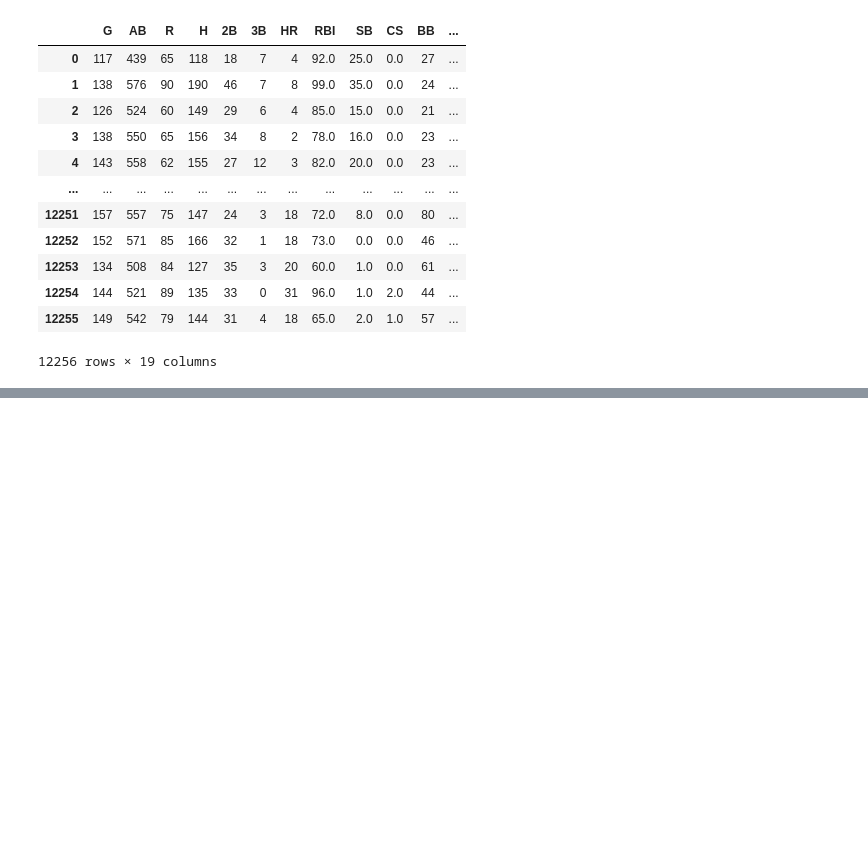
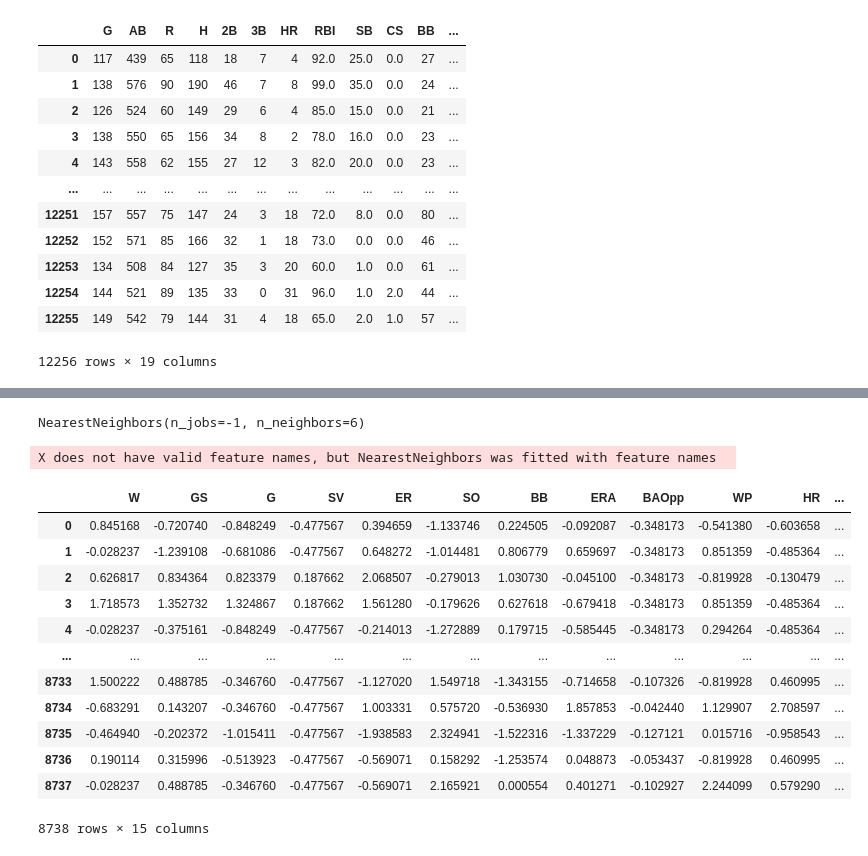
Before and after one commit to texasfight/BaseballDashboard, a Jupyter notebook: huidi.ipynb, the cells around one changed output, grey strips where cells are left out. Saved outputs shown, nothing was run; the diff lists cells and outputs as text; code cells hidden in the pictures; blank space fills up the shorter version.

```diff
--- a/huidi.ipynb
+++ b/huidi.ipynb
@@ -497,3 +497,31 @@ px.scatter(results, x="pca1", y="pca2", color=pitching_full_advanced_main_scale[
            hover_name=pitching_full_advanced_poli['fullName'])
 # %% [output]
 [interactive output not drawn]
+# %%
+from sklearn.neighbors import NearestNeighbors
+
+neighbors = NearestNeighbors(n_neighbors=6, n_jobs=-1)
+
+neighbors.fit(pitching_full_advanced_main_scale)
+# %% [output]
+NearestNeighbors(n_jobs=-1, n_neighbors=6)
+# %%
+scores, neighbor_indices = neighbors.kneighbors(pitching_full_advanced_main_scale.iloc[0, :].values.reshape(1, -1))
+# %% [output]
+X does not have valid feature names, but NearestNeighbors was fitted with feature names
+# %%
+pitching_full_advanced_main_scale
+# %% [output]
+|  | W | GS | G | SV | ER | SO | BB | ERA | BAOpp | WP | HR | ... |
+| 0 | 0.845168 | -0.720740 | -0.848249 | -0.477567 | 0.394659 | -1.133746 | 0.224505 | -0.092087 | -0.348173 | -0.541380 | -0.603658 | ... |
+| 1 | -0.028237 | -1.239108 | -0.681086 | -0.477567 | 0.648272 | -1.014481 | 0.806779 | 0.659697 | -0.348173 | 0.851359 | -0.485364 | ... |
+| 2 | 0.626817 | 0.834364 | 0.823379 | 0.187662 | 2.068507 | -0.279013 | 1.030730 | -0.045100 | -0.348173 | -0.819928 | -0.130479 | ... |
+| 3 | 1.718573 | 1.352732 | 1.324867 | 0.187662 | 1.561280 | -0.179626 | 0.627618 | -0.679418 | -0.348173 | 0.851359 | -0.485364 | ... |
+| 4 | -0.028237 | -0.375161 | -0.848249 | -0.477567 | -0.214013 | -1.272889 | 0.179715 | -0.585445 | -0.348173 | 0.294264 | -0.485364 | ... |
+| ... | ... | ... | ... | ... | ... | ... | ... | ... | ... | ... | ... | ... |
+| 8733 | 1.500222 | 0.488785 | -0.346760 | -0.477567 | -1.127020 | 1.549718 | -1.343155 | -0.714658 | -0.107326 | -0.819928 | 0.460995 | ... |
+| 8734 | -0.683291 | 0.143207 | -0.346760 | -0.477567 | 1.003331 | 0.575720 | -0.536930 | 1.857853 | -0.042440 | 1.129907 | 2.708597 | ... |
+| 8735 | -0.464940 | -0.202372 | -1.015411 | -0.477567 | -1.938583 | 2.324941 | -1.522316 | -1.337229 | -0.127121 | 0.015716 | -0.958543 | ... |
+| 8736 | 0.190114 | 0.315996 | -0.513923 | -0.477567 | -0.569071 | 0.158292 | -1.253574 | 0.048873 | -0.053437 | -0.819928 | 0.460995 | ... |
+| 8737 | -0.028237 | 0.488785 | -0.346760 | -0.477567 | -0.569071 | 2.165921 | 0.000554 | 0.401271 | -0.102927 | 2.244099 | 0.579290 | ... |
+8738 rows × 15 columns
```
Also changed, not shown: parts of 4 cells of this notebook.
